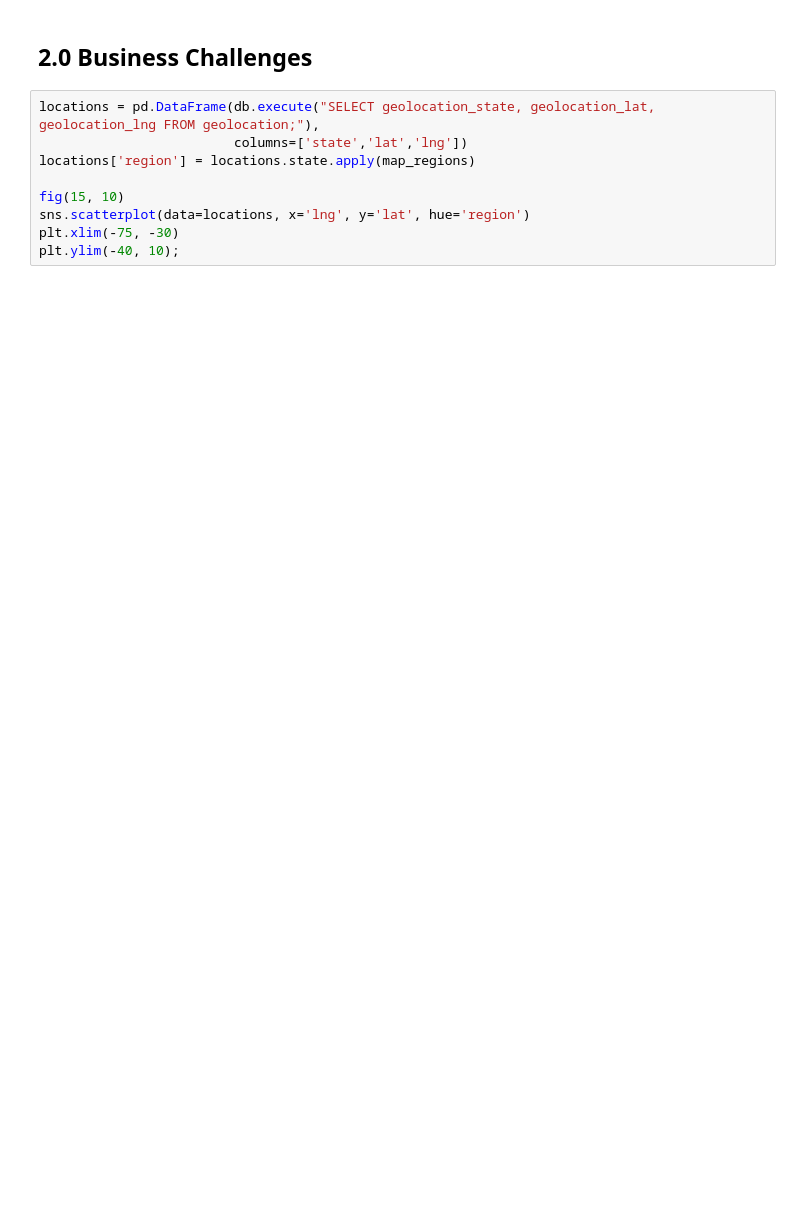
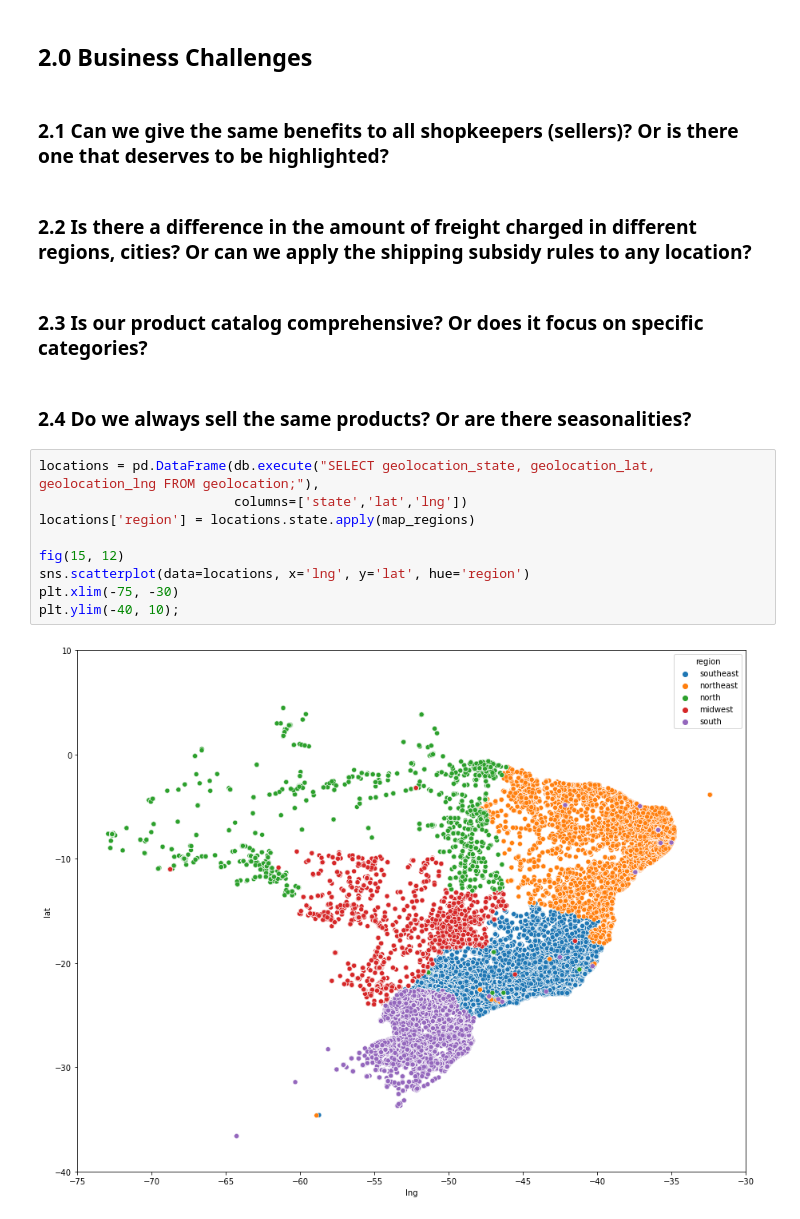
Before and after one commit to pauloreis-ds/olist, a Jupyter notebook: business_questions_insights/notebooks/1.0-pr-data-analysis-postgresql.ipynb, the cells around one changed output. Saved outputs shown, nothing was run; the diff lists cells and outputs as text; blank space fills up the shorter version.

```diff
--- a/business_questions_insights/notebooks/1.0-pr-data-analysis-postgresql.ipynb
+++ b/business_questions_insights/notebooks/1.0-pr-data-analysis-postgresql.ipynb
@@ -553,11 +430,21 @@ ps: _delivered orders only_
 # %% [markdown]
 ## 2.0 Business Challenges
+# %% [markdown]
+### 2.1 Can we give the same benefits to all shopkeepers (sellers)? Or is there one that deserves to be highlighted?
+# %% [markdown]
+### 2.2 Is there a difference in the amount of freight charged in different regions, cities? Or can we apply the shipping subsidy rules to any location?
+# %% [markdown]
+### 2.3 Is our product catalog comprehensive? Or does it focus on specific categories?
+# %% [markdown]
+### 2.4 Do we always sell the same products? Or are there seasonalities?
 # %%
 locations = pd.DataFrame(db.execute("SELECT geolocation_state, geolocation_lat, geolocation_lng FROM geolocation;"),
                          columns=['state','lat','lng'])
 locations['region'] = locations.state.apply(map_regions)
 
-fig(15, 10)
+fig(15, 12)
 sns.scatterplot(data=locations, x='lng', y='lat', hue='region')
 plt.xlim(-75, -30)
 plt.ylim(-40, 10);
+# %% [output]
+[figure, added]
```
Also changed, not shown: parts of 26 cells of this notebook, 1 other file.
